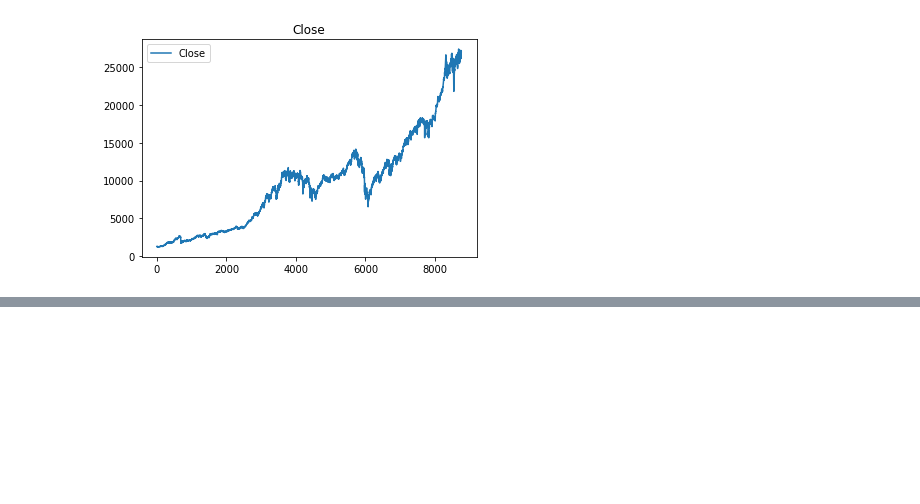
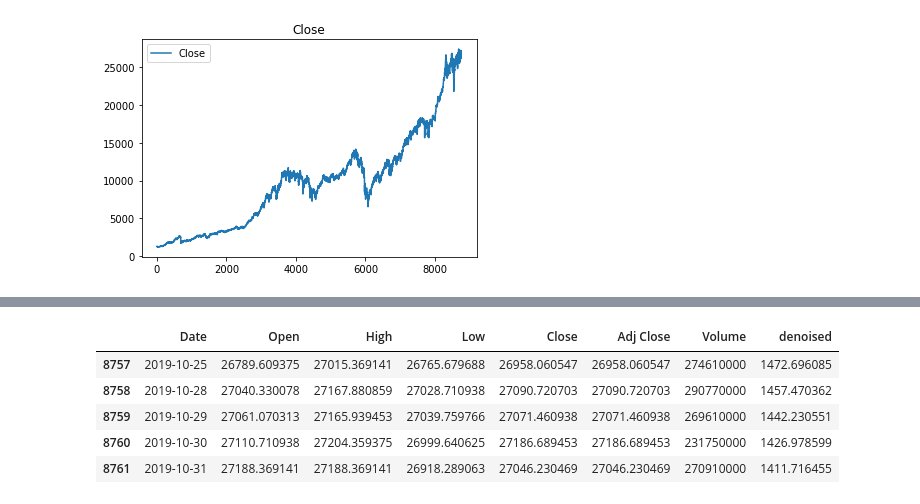
Before and after one commit to nessessence/stockPricePrediction, a Jupyter notebook: preprocess/denosing.ipynb, the cells around one changed output, grey strips where cells are left out. Saved outputs shown, nothing was run; the diff lists cells and outputs as text; code cells hidden in the pictures; blank space fills up the shorter version.

```diff
--- a/preprocess/denosing.ipynb
+++ b/preprocess/denosing.ipynb
@@ -43,0 +85,9 @@ ValueError: Invalid number of FFT data points (0) specified.
+# %%
+df.tail()
+# %% [output]
+|  | Date | Open | High | Low | Close | Adj Close | Volume | denoised |
+| 8757 | 2019-10-25 | 26789.609375 | 27015.369141 | 26765.679688 | 26958.060547 | 26958.060547 | 274610000 | 1472.696085 |
+| 8758 | 2019-10-28 | 27040.330078 | 27167.880859 | 27028.710938 | 27090.720703 | 27090.720703 | 290770000 | 1457.470362 |
+| 8759 | 2019-10-29 | 27061.070313 | 27165.939453 | 27039.759766 | 27071.460938 | 27071.460938 | 269610000 | 1442.230551 |
+| 8760 | 2019-10-30 | 27110.710938 | 27204.359375 | 26999.640625 | 27186.689453 | 27186.689453 | 231750000 | 1426.978599 |
+| 8761 | 2019-10-31 | 27188.369141 | 27188.369141 | 26918.289063 | 27046.230469 | 27046.230469 | 270910000 | 1411.716455 |
```
Also changed, not shown: parts of 15 cells of this notebook, 2 other files.
